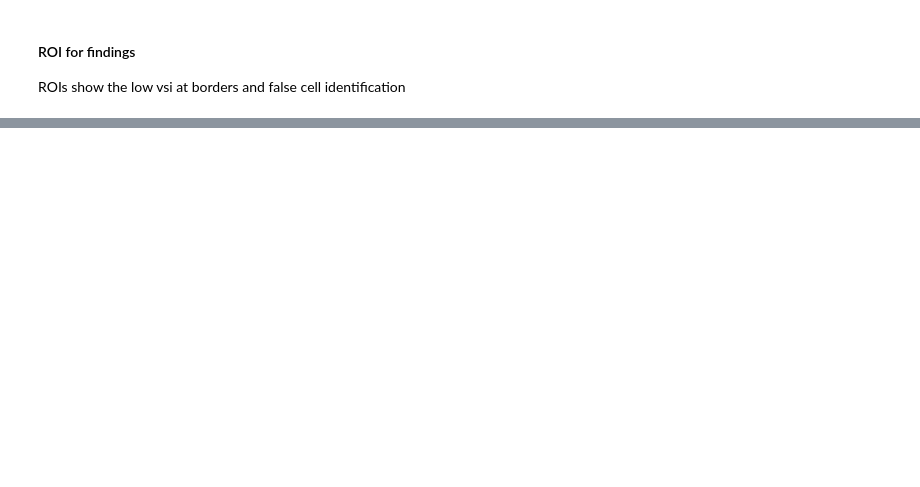
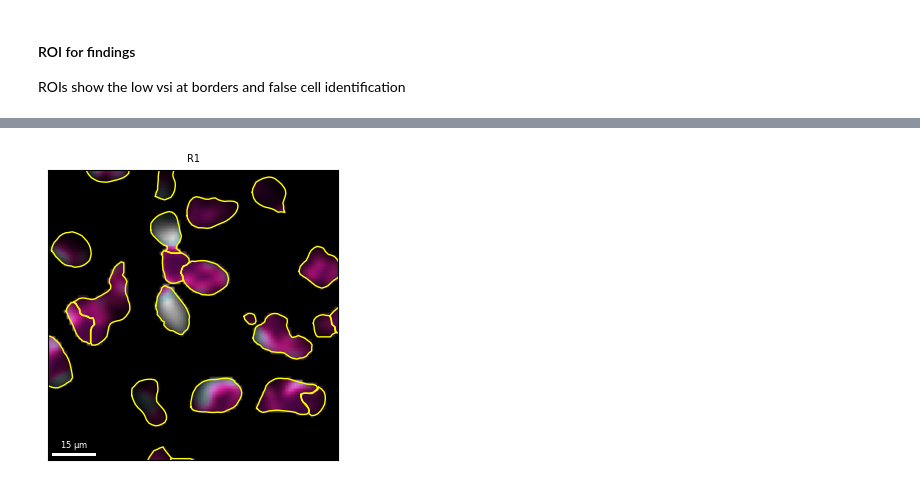
Before and after one commit to melocery/MasterThesisAnalysis, a Jupyter notebook: notebook/R2_VSI.ipynb, the cells around one changed output, grey strips where cells are left out. Drawn from its saved outputs; the diff is of its cells as text; code cells hidden in the pictures; blank space fills up the shorter version.

```diff
--- a/notebook/R2_VSI.ipynb
+++ b/notebook/R2_VSI.ipynb
@@ -16,5 +26,7 @@ from plot import plot_VSI_map, plot_vsi_with_named_squares, plot_vsi_distributio
 from IPython.display import display
 import numpy as np
+# %%
+fig_path = Path("../data/results/R2")
 # %% [markdown]
 ### data
 # %% [markdown]
@@ -198,0 +146,12 @@ cell_SIM
+# %%
+fig, ax = plt.subplots(1, 1, figsize=(8*CM, 8*CM), sharex=True, sharey=True, constrained_layout=True)
+plot_VSI_region(integrity=cell_integrity, strength=cell_strength,
+             plot_boundary=True, boundary_df=boundaries_df, boundary_width=1,
+             side_display=None, signal_threshold=3.0, figure_height=8*CM,
+             x_range=[400, 500], y_range=[1190, 1290],
+             title="R1", scale_loc='lower left', ax=ax)
+
+plt.savefig(fig_path/"ROI1.png", **SAVE_FIG)
+plt.show()
+# %% [output]
+[figure, added]
```
Also changed, not shown: parts of 27 cells of this notebook, 5 other files.
